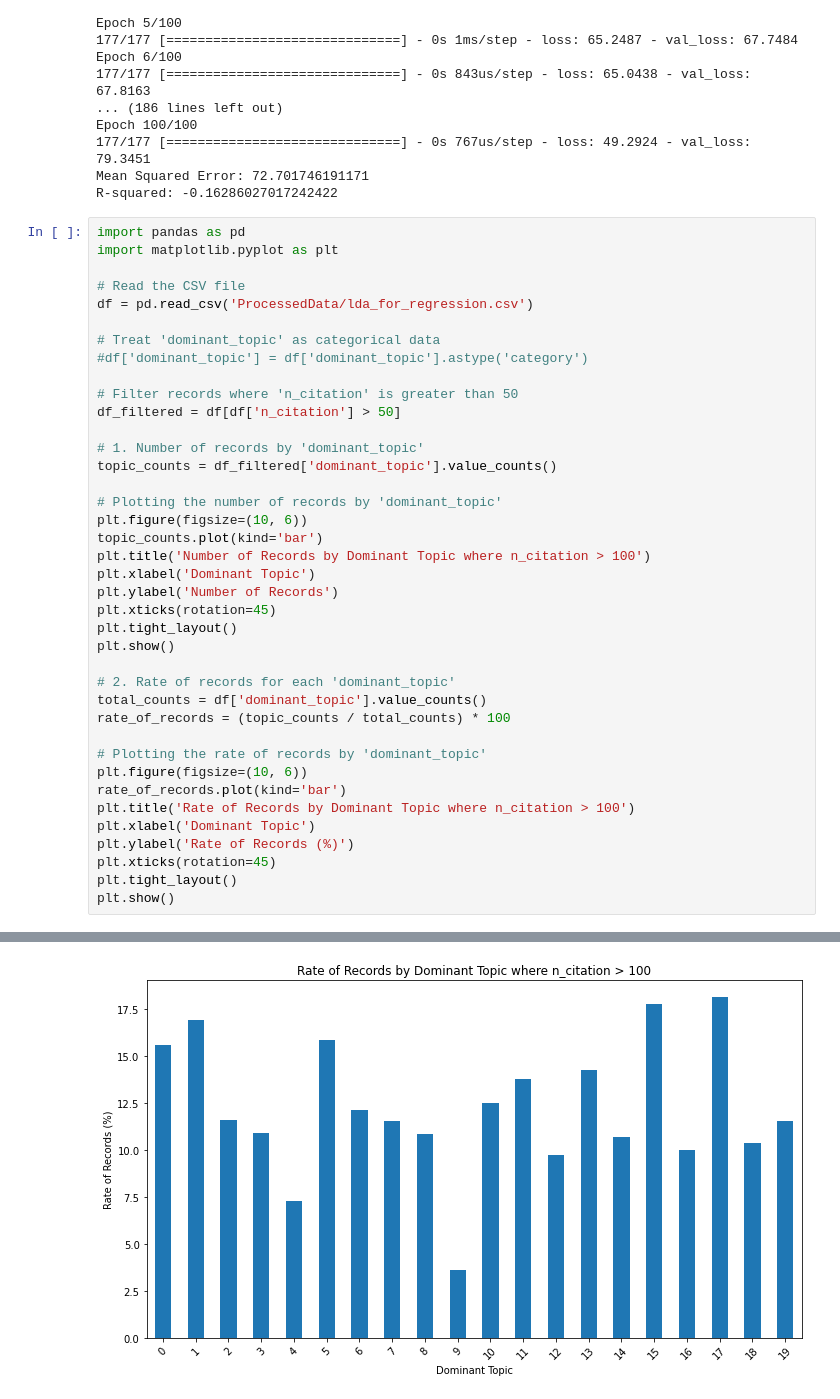
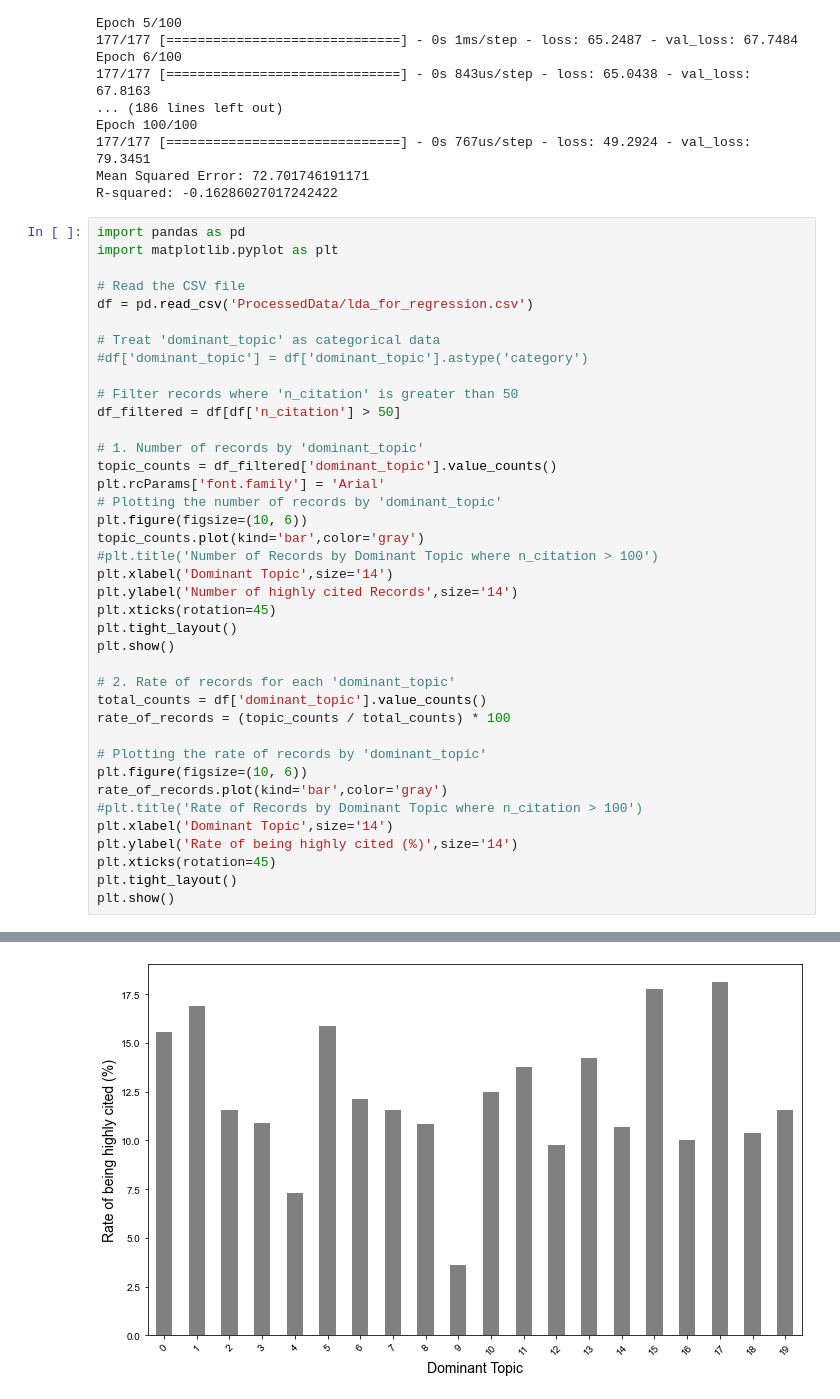
Before and after one commit to inrushtheone/VUBMasterThsis, a Jupyter notebook: Step4_StatisticalAnalysis.ipynb, the cells around one changed output, grey strips where cells are left out. Saved outputs shown, nothing was run; the diff lists cells and outputs as text.

```diff
--- a/Step4_StatisticalAnalysis.ipynb
+++ b/Step4_StatisticalAnalysis.ipynb
@@ -442,13 +442,13 @@ df_filtered = df[df['n_citation'] > 50]
 
 # 1. Number of records by 'dominant_topic'
 topic_counts = df_filtered['dominant_topic'].value_counts()
-
+plt.rcParams['font.family'] = 'Arial'
 # Plotting the number of records by 'dominant_topic'
 plt.figure(figsize=(10, 6))
-topic_counts.plot(kind='bar')
-plt.title('Number of Records by Dominant Topic where n_citation > 100')
-plt.xlabel('Dominant Topic')
-plt.ylabel('Number of Records')
+topic_counts.plot(kind='bar',color='gray')
+#plt.title('Number of Records by Dominant Topic where n_citation > 100')
+plt.xlabel('Dominant Topic',size='14')
+plt.ylabel('Number of highly cited Records',size='14')
 plt.xticks(rotation=45)
 plt.tight_layout()
 plt.show()
@@ -459,10 +459,10 @@ rate_of_records = (topic_counts / total_counts) * 100
 
 # Plotting the rate of records by 'dominant_topic'
 plt.figure(figsize=(10, 6))
-rate_of_records.plot(kind='bar')
-plt.title('Rate of Records by Dominant Topic where n_citation > 100')
-plt.xlabel('Dominant Topic')
-plt.ylabel('Rate of Records (%)')
+rate_of_records.plot(kind='bar',color='gray')
+#plt.title('Rate of Records by Dominant Topic where n_citation > 100')
+plt.xlabel('Dominant Topic',size='14')
+plt.ylabel('Rate of being highly cited (%)',size='14')
 plt.xticks(rotation=45)
 plt.tight_layout()
 plt.show()
@@ -471 +471 @@ plt.show()
-[figure, old version]
+[figure, new version]
```
Also changed, not shown: parts of 1 cell of this notebook, 4 other files.
